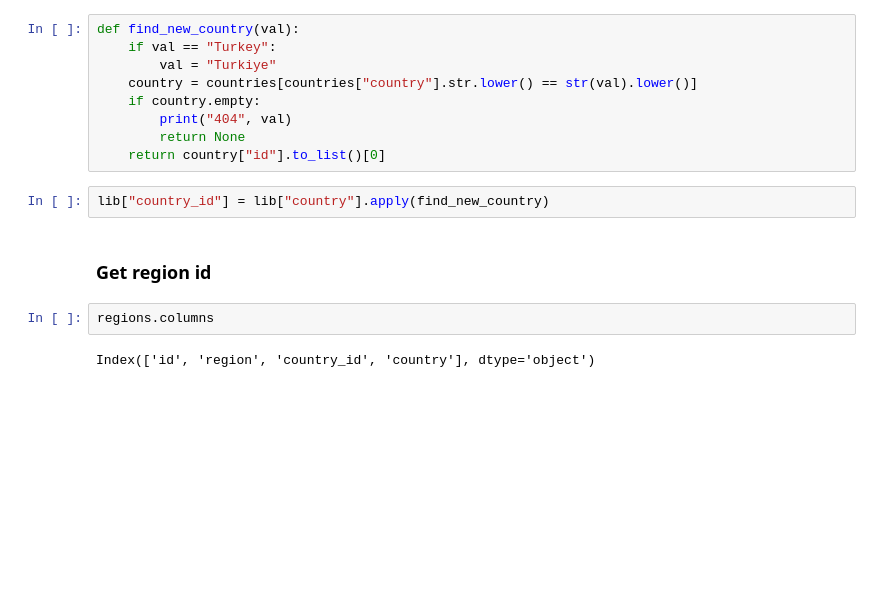
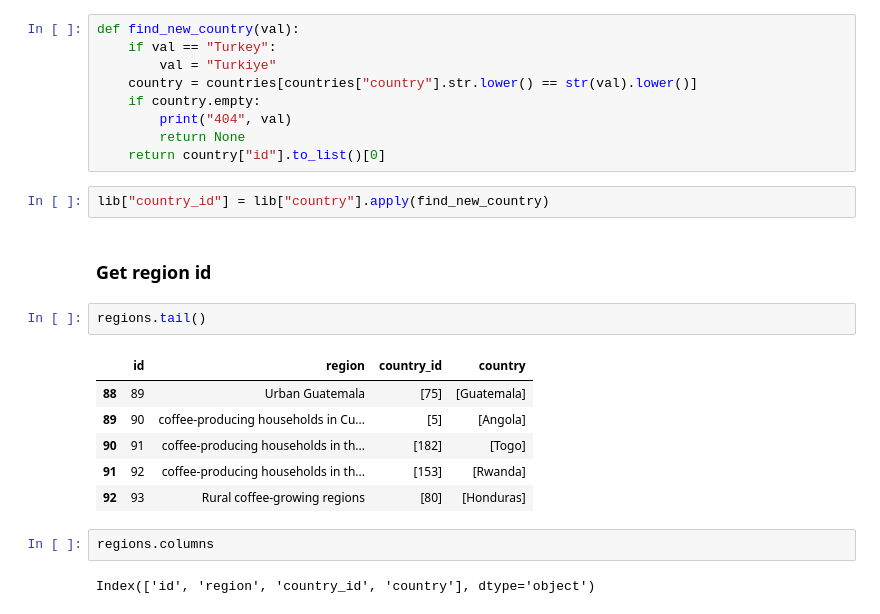
Before and after one commit to akvo/IDH-IDC, a Jupyter notebook: backend/source/transformer/benchmark_v3/living_income_benchmark_v3.ipynb, the cells around one changed output. Saved outputs shown, nothing was run; the diff lists cells and outputs as text; blank space fills up the shorter version.

```diff
--- a/backend/source/transformer/benchmark_v3/living_income_benchmark_v3.ipynb
+++ b/backend/source/transformer/benchmark_v3/living_income_benchmark_v3.ipynb
@@ -193,6 +269,15 @@ def find_new_country(val):
 lib["country_id"] = lib["country"].apply(find_new_country)
 # %% [markdown]
 ### Get region id
+# %%
+regions.tail()
+# %% [output]
+|  | id | region | country_id | country |
+| 88 | 89 | Urban Guatemala | [75] | [Guatemala] |
+| 89 | 90 | coffee-producing households in Cu... | [5] | [Angola] |
+| 90 | 91 | coffee-producing households in th... | [182] | [Togo] |
+| 91 | 92 | coffee-producing households in th... | [153] | [Rwanda] |
+| 92 | 93 | Rural coffee-growing regions | [80] | [Honduras] |
 # %%
 regions.columns
 # %% [output]
```
Also changed, not shown: parts of 33 cells of this notebook, 4 other files.
